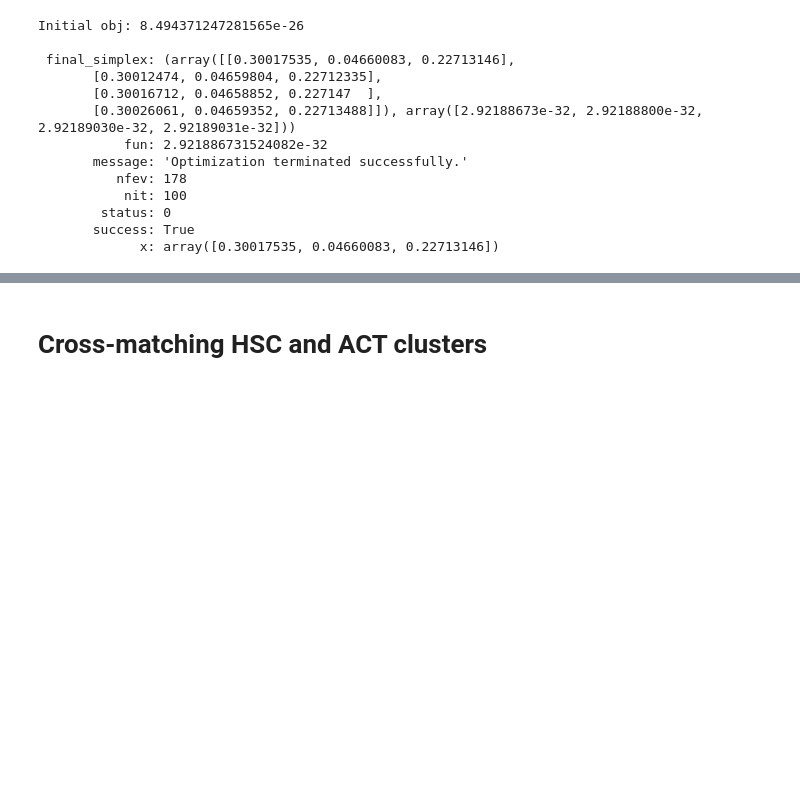
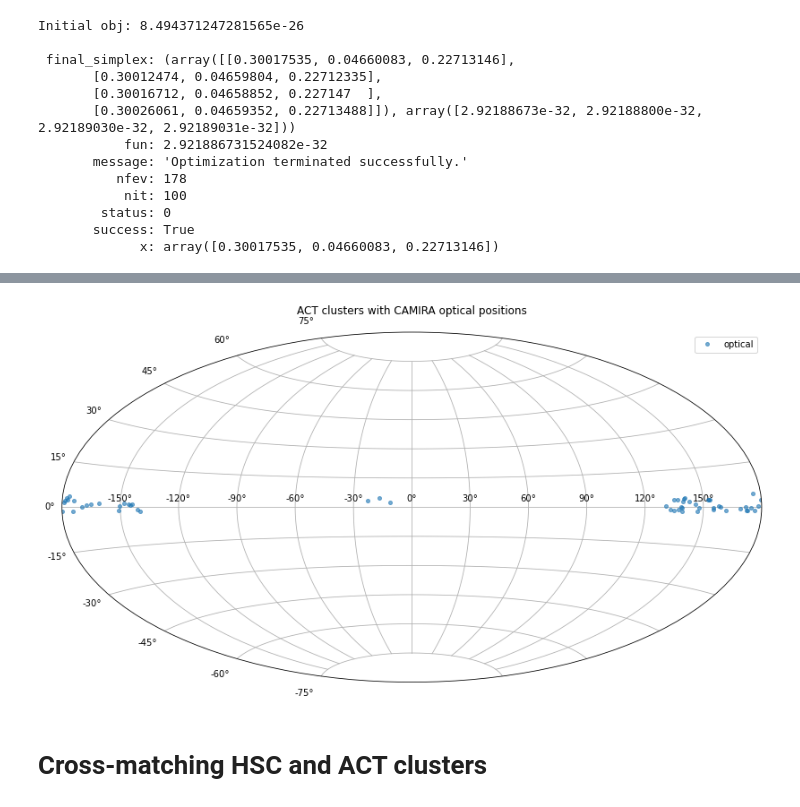
Before and after one commit to Jupiter1994/hsc-miscentering, a Jupyter notebook: Exploring cluster catalogs.ipynb, the cells around one changed output, grey strips where cells are left out. Cells and saved outputs as stored; diff of their text form; code cells hidden in the pictures; blank space fills up the shorter version.

```diff
--- a/Exploring cluster catalogs.ipynb
+++ b/Exploring cluster catalogs.ipynb
@@ -348,3 +345,19 @@ plt.show()
+# %%
+# convert coords to (-pi, pi) radians
+cam_ra = cam_opt.ra.wrap_at(180 * u.deg).radian
+cam_dec = cam_opt.dec.radian
+
+plt.figure(figsize=(14,9))
+
+plt.subplot(111, projection="aitoff")
+plt.grid(True)
+plt.plot(cam_ra, cam_dec, 'o', markersize=4, alpha=0.6, label='optical')
+
+plt.title("ACT clusters with CAMIRA optical positions", pad=20)
+plt.legend()
+plt.show()
+# %% [output]
+[figure, added]
 # %% [markdown]
 # Cross-matching HSC and ACT clusters
 # %% [markdown]
```
Also changed, not shown: parts of 21 cells of this notebook, 2 other files.
